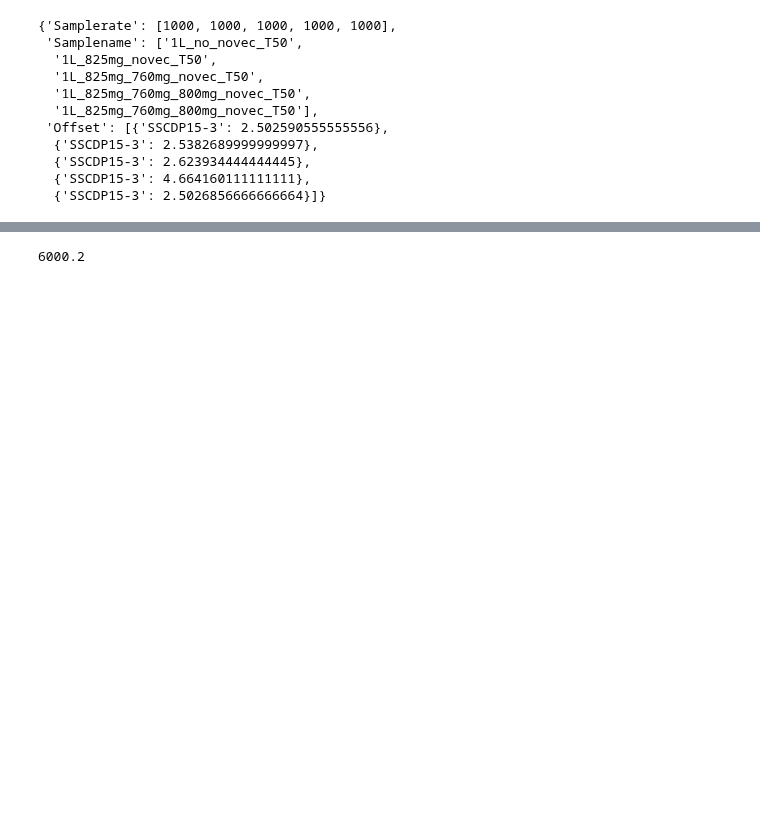
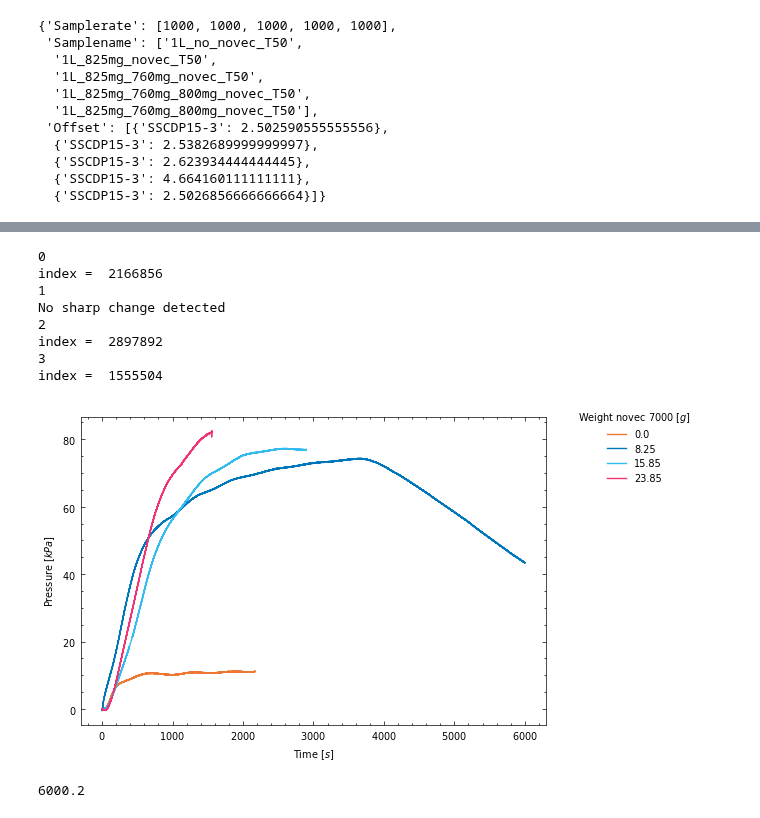
Before and after one commit to Olviel/Thermal_Soft_Robotics, a Jupyter notebook: Thermal_actuation/Experimental/Fluidic/Oven/main_oven.ipynb, the cells around one changed output, grey strips where cells are left out. Drawn from its saved outputs; the diff is of its cells as text; code cells hidden in the pictures; blank space fills up the shorter version.

```diff
--- a/Thermal_actuation/Experimental/Fluidic/Oven/main_oven.ipynb
+++ b/Thermal_actuation/Experimental/Fluidic/Oven/main_oven.ipynb
@@ -59,3 +65,52 @@ Text(0.5, 0, 'Time ($s$)')
+# %%
+import numpy as np
+import matplotlib.pyplot as plt
+
+# Assuming 'data' is already defined in your context
+
+plt.figure(figsize=(6, 4))
+
+for i in range(0, len(data[0])):
+    diff = np.diff(data[0][i]['SSCDP15-3'])
+    print(i)
+
+    threshold = 1000
+    indices = np.where(abs(diff) > threshold)[0]
+
+    if len(indices) > 0:  # Check if the array is not empty
+        index = indices[0]
+        print('index = ', index)
+        P = data[0][i]['SSCDP15-3'][0:index]
+        t = data[0][i]['Time'][0:index]
+    else:
+        # Handle the case where no sharp change is detected
+        # For example, use the entire data series
+        index = -1
+        print('No sharp change detected')
+        P = data[0][i]['SSCDP15-3']
+        t = data[0][i]['Time']
+
+    mg_values = re.findall(r'\d+(?=mg)', data[1]['Samplename'][i])
+
+    # Convert each found value to integer and sum them up
+    label = sum(int(value) for value in mg_values)/1000
+    plt.plot(t, P/1000, label=label)
+
+
+plt.legend(bbox_to_anchor=(1.05, 1.05), loc='upper left', title='Weight novec 7000 [$g$]')
+plt.ylabel('Pressure [$kPa$]')
+plt.xlabel('Time [$s$]')
+plt.show()
+# %% [output]
+0
+index =  2166856
+1
+No sharp change detected
+2
+index =  2897892
+3
+index =  1555504
+[figure, added]
 # %%
 xlim
 # %% [output]
```
Also changed, not shown: parts of 3 cells of this notebook.
